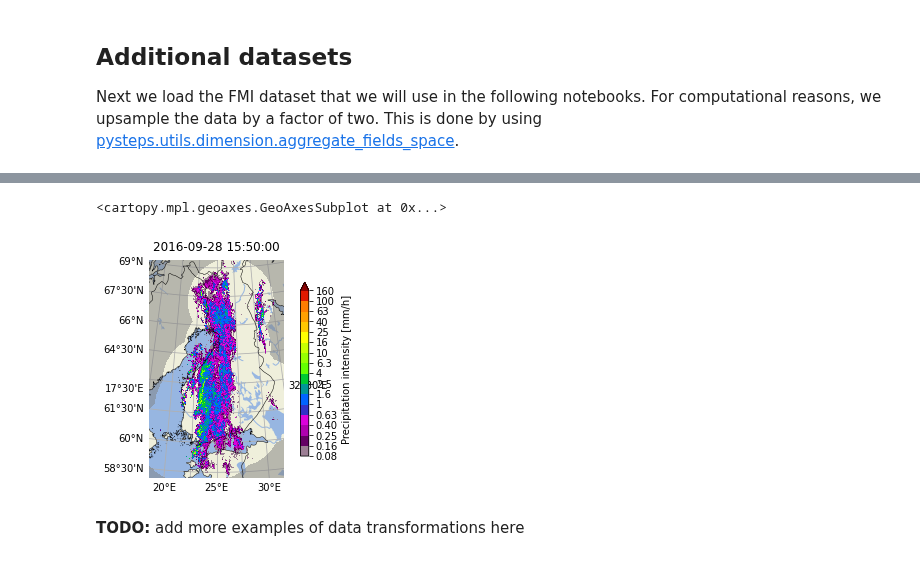
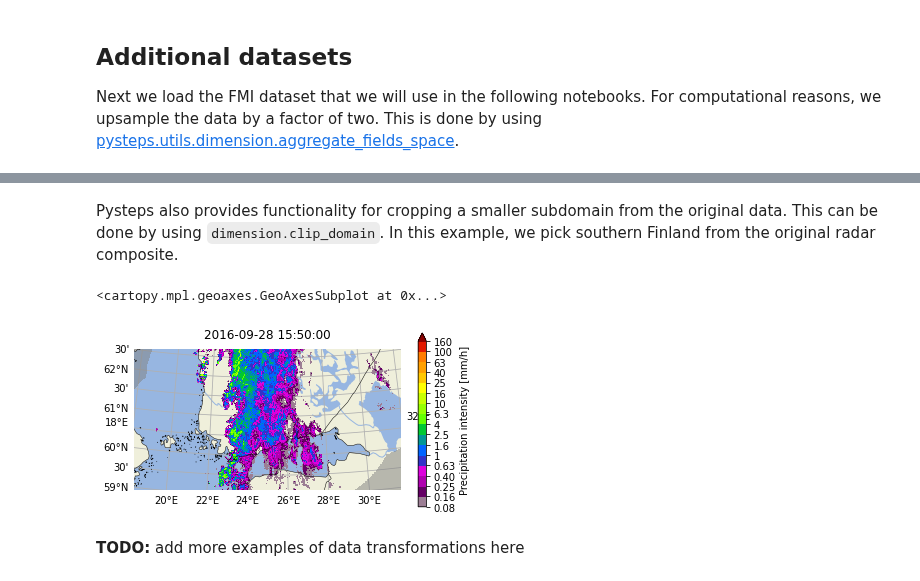
Before and after one commit to pySTEPS/ERAD-nowcasting-course-2022, a Jupyter notebook: hands-on-session-users/notebooks/block_02_input_data.ipynb, the cells around one changed output, grey strips where cells are left out. Saved outputs shown, nothing was run; the diff lists cells and outputs as text; code cells hidden in the pictures.

Commit message:
Add example for clip_domain

```diff
--- a/hands-on-session-users/notebooks/block_02_input_data.ipynb
+++ b/hands-on-session-users/notebooks/block_02_input_data.ipynb
@@ -121,8 +127,12 @@ precip, metadata = aggregate_fields_space(precip, metadata, (2*metadata["xpixels
+# %% [markdown]
+Pysteps also provides functionality for cropping a smaller subdomain from the original data. This can be done by using `dimension.clip_domain`. In this example, we pick southern Finland from the original radar composite.
 # %%
-map_kwargs = {"drawlonlatlines": True}
-plot_precip_field(precip[-1], geodata=metadata, title=metadata["timestamps"][-1], axis="off", map_kwargs=map_kwargs)
+from pysteps.utils.dimension import clip_domain
+
+precip_cropped, metadata_cropped = clip_domain(precip[-1], metadata, extent=(metadata["x1"], metadata["x2"], 100000, 500000))
+plot_precip_field(precip_cropped, geodata=metadata_cropped, title=metadata["timestamps"][-1], axis="off", map_kwargs=map_kwargs)
 # %% [output]
 <cartopy.mpl.geoaxes.GeoAxesSubplot at 0x...>
-[figure, old version]
+[figure, new version]
 # %% [markdown]
 **TODO:** add more examples of data transformations here
```
Also changed, not shown: parts of 1 cell of this notebook.
